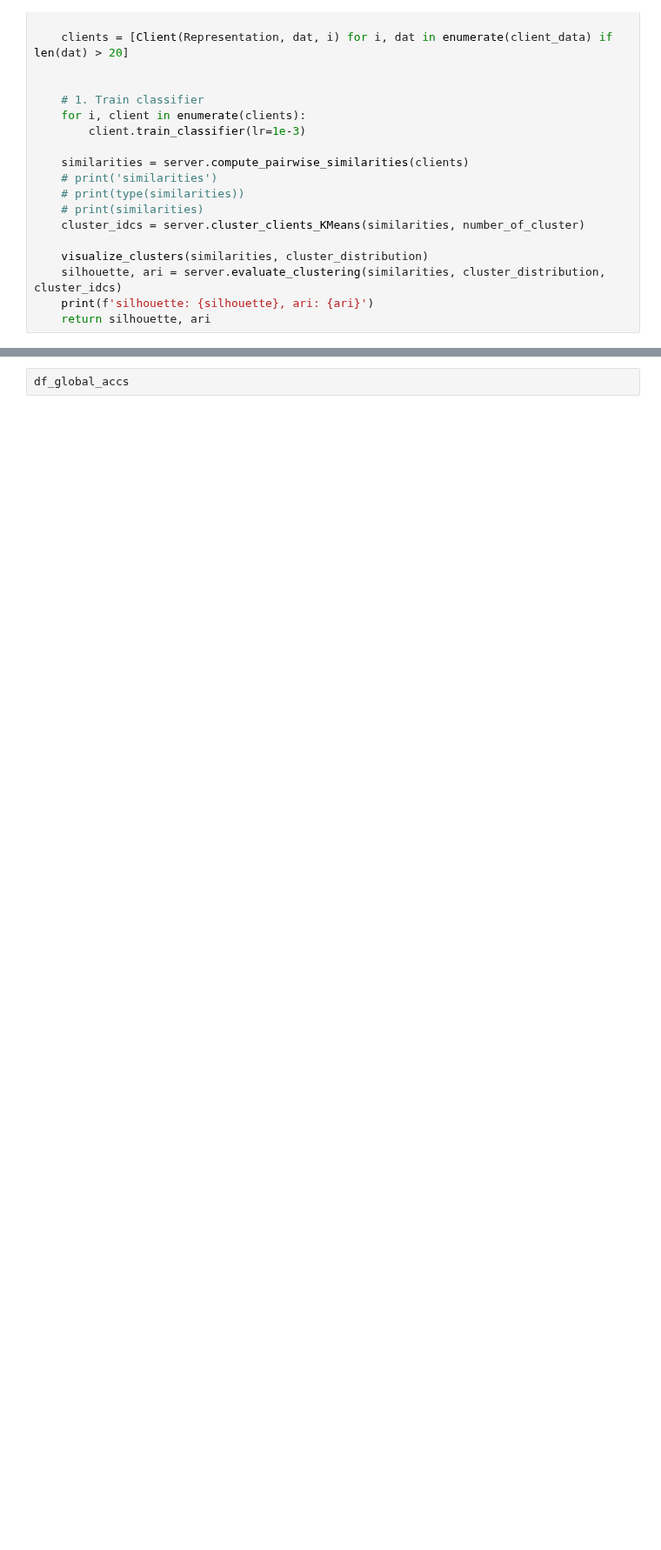
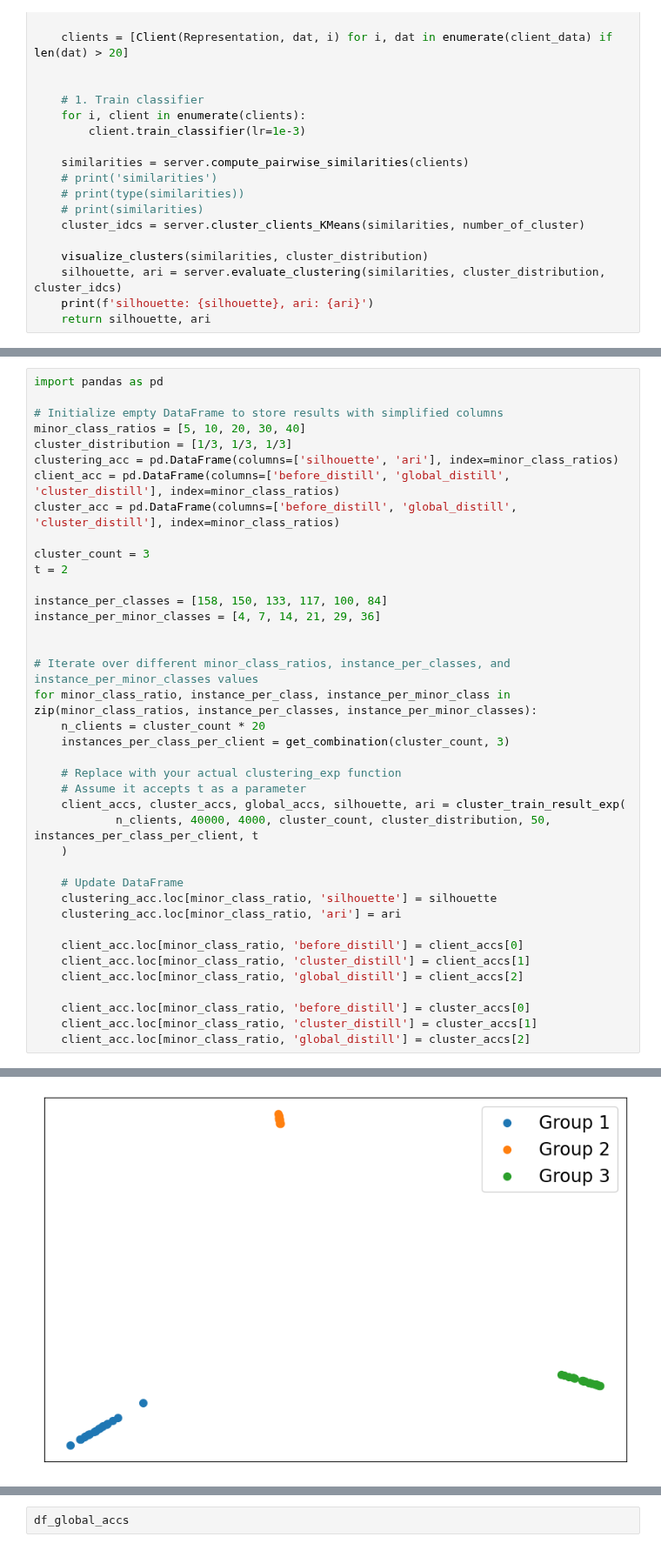
Before and after one commit to yangbaechu/FD-with-Label-Based-Group-Structure, a Jupyter notebook: FedCD.ipynb, the cells around one changed output, grey strips where cells are left out. Shown at 87% size. Drawn from its saved outputs; the diff is of its cells as text; blank space fills up the shorter version.

```diff
--- a/FedCD.ipynb
+++ b/FedCD.ipynb
@@ -742,0 +502,40 @@ Average                       0.921          0.543           0.943
+# %%
+import pandas as pd
+
+# Initialize empty DataFrame to store results with simplified columns
+minor_class_ratios = [5, 10, 20, 30, 40]
+cluster_distribution = [1/3, 1/3, 1/3]
+clustering_acc = pd.DataFrame(columns=['silhouette', 'ari'], index=minor_class_ratios)
+client_acc = pd.DataFrame(columns=['before_distill', 'global_distill', 'cluster_distill'], index=minor_class_ratios)
+cluster_acc = pd.DataFrame(columns=['before_distill', 'global_distill', 'cluster_distill'], index=minor_class_ratios)
+
+cluster_count = 3
+t = 2
+
+instance_per_classes = [158, 150, 133, 117, 100, 84]
+instance_per_minor_classes = [4, 7, 14, 21, 29, 36]
+
+
+# Iterate over different minor_class_ratios, instance_per_classes, and instance_per_minor_classes values
+for minor_class_ratio, instance_per_class, instance_per_minor_class in zip(minor_class_ratios, instance_per_classes, instance_per_minor_classes):
+    n_clients = cluster_count * 20
+    instances_per_class_per_client = get_combination(cluster_count, 3)
+
+    # Replace with your actual clustering_exp function
+    # Assume it accepts t as a parameter
+    client_accs, cluster_accs, global_accs, silhouette, ari = cluster_train_result_exp(
+            n_clients, 40000, 4000, cluster_count, cluster_distribution, 50, instances_per_class_per_client, t
+    )
+
+    # Update DataFrame
+    clustering_acc.loc[minor_class_ratio, 'silhouette'] = silhouette
+    clustering_acc.loc[minor_class_ratio, 'ari'] = ari
+
+    client_acc.loc[minor_class_ratio, 'before_distill'] = client_accs[0]
+    client_acc.loc[minor_class_ratio, 'cluster_distill'] = client_accs[1]
+    client_acc.loc[minor_class_ratio, 'global_distill'] = client_accs[2]
+
+    client_acc.loc[minor_class_ratio, 'before_distill'] = cluster_accs[0]
+    client_acc.loc[minor_class_ratio, 'cluster_distill'] = cluster_accs[1]
+    client_acc.loc[minor_class_ratio, 'global_distill'] = cluster_accs[2]
+# %% [output]
@@ -742,0 +559 @@ Average                       0.921          0.543           0.943
+[figure, added]
```
Also changed, not shown: parts of 10 cells of this notebook.
